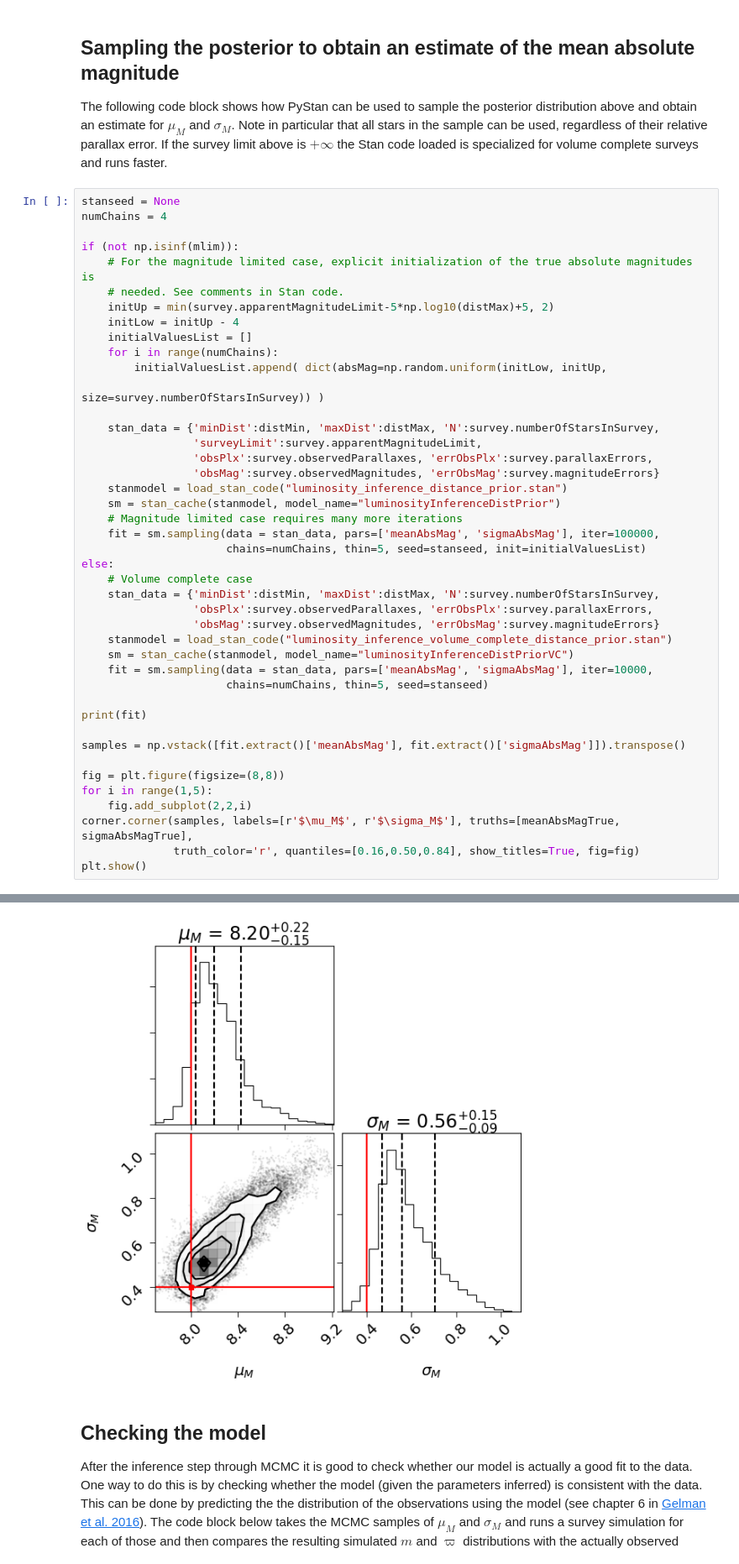
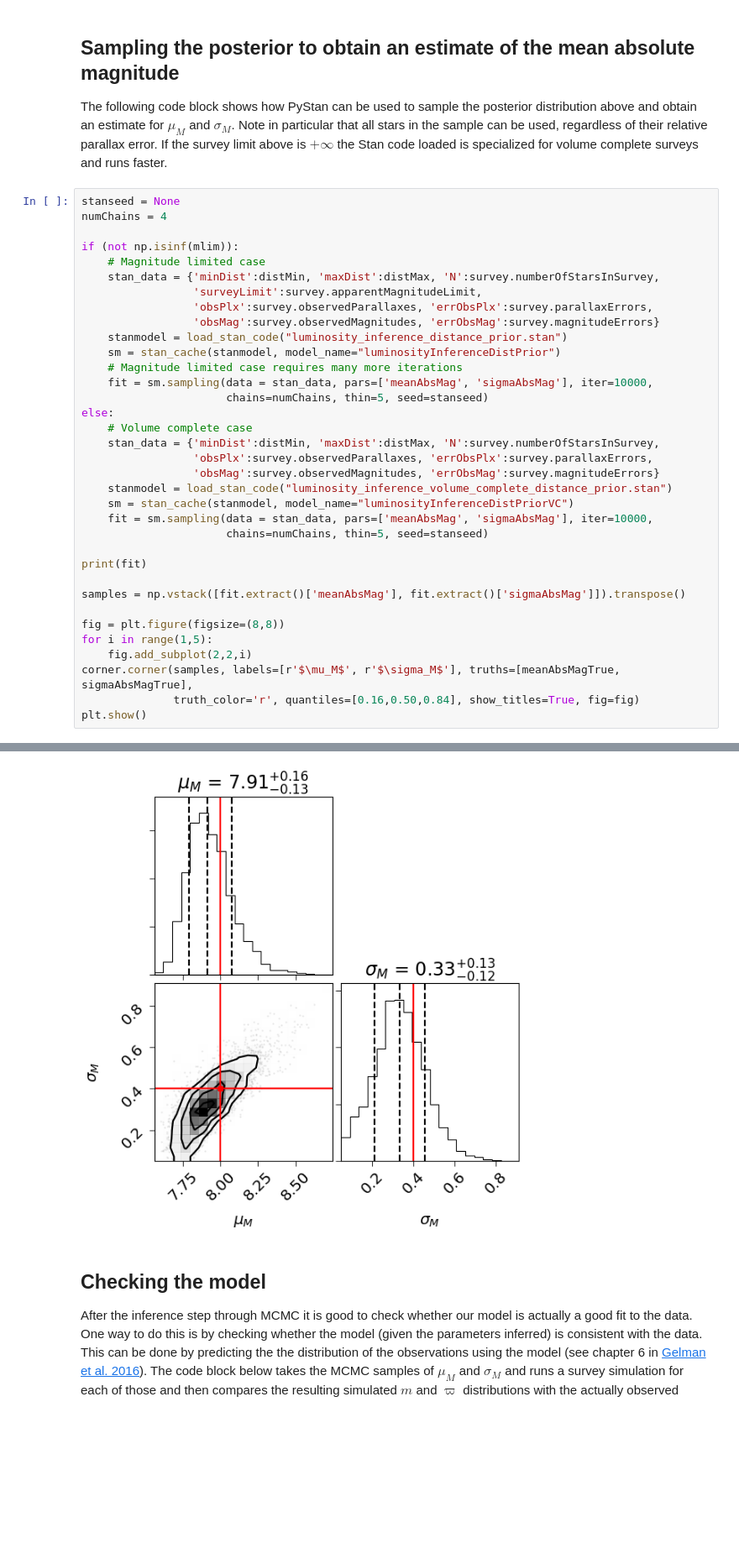
Before and after one commit to agabrown/astrometry-inference-tutorials, a Jupyter notebook: luminosity-calibration/Luminosity_Inference_DistPrior.ipynb, the cells around one changed output, grey strips where cells are left out. Shown: that part at 84% size. Saved outputs shown, nothing was run; the diff lists cells and outputs as text; blank space fills up the shorter version.

```diff
--- a/luminosity-calibration/Luminosity_Inference_DistPrior.ipynb
+++ b/luminosity-calibration/Luminosity_Inference_DistPrior.ipynb
@@ -199,15 +196,7 @@ stanseed = None
 numChains = 4
 
 if (not np.isinf(mlim)):
-    # For the magnitude limited case, explicit initialization of the true absolute magnitudes is
-    # needed. See comments in Stan code.
-    initUp = min(survey.apparentMagnitudeLimit-5*np.log10(distMax)+5, 2)
-    initLow = initUp - 4
-    initialValuesList = []
-    for i in range(numChains):
-        initialValuesList.append( dict(absMag=np.random.uniform(initLow, initUp,
-                                                                size=survey.numberOfStarsInSurvey)) )
-
+    # Magnitude limited case
     stan_data = {'minDist':distMin, 'maxDist':distMax, 'N':survey.numberOfStarsInSurvey,
                  'surveyLimit':survey.apparentMagnitudeLimit,
                  'obsPlx':survey.observedParallaxes, 'errObsPlx':survey.parallaxErrors,
@@ -215,8 +204,8 @@ if (not np.isinf(mlim)):
     stanmodel = load_stan_code("luminosity_inference_distance_prior.stan")
     sm = stan_cache(stanmodel, model_name="luminosityInferenceDistPrior")
     # Magnitude limited case requires many more iterations
-    fit = sm.sampling(data = stan_data, pars=['meanAbsMag', 'sigmaAbsMag'], iter=100000,
-                      chains=numChains, thin=5, seed=stanseed, init=initialValuesList)
+    fit = sm.sampling(data = stan_data, pars=['meanAbsMag', 'sigmaAbsMag'], iter=10000,
+                      chains=numChains, thin=5, seed=stanseed)
 else:
     # Volume complete case
     stan_data = {'minDist':distMin, 'maxDist':distMax, 'N':survey.numberOfStarsInSurvey,
@@ -261,7 +243,7 @@ Samples were drawn using NUTS at Sat Sep  8 10:54:35 2018.
 For each parameter, n_eff is a crude measure of effective sample size,
 and Rhat is the potential scale reduction factor on split chains (at
 convergence, Rhat=1).
-[figure, old version]
+[figure, new version]
 # %% [markdown]
 ## Checking the model
 
```
Also changed, not shown: parts of 4 cells of this notebook, 2 other files.
